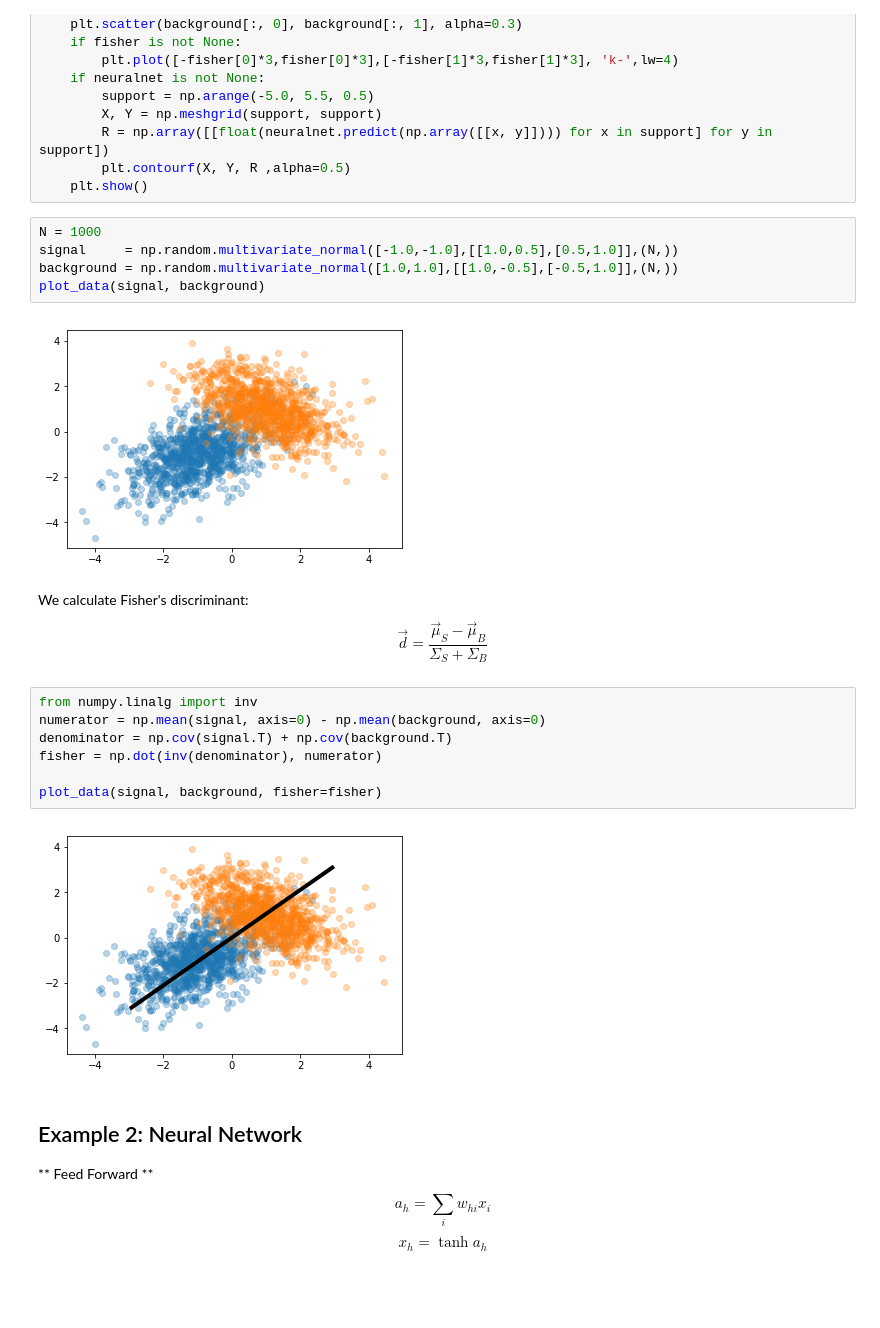
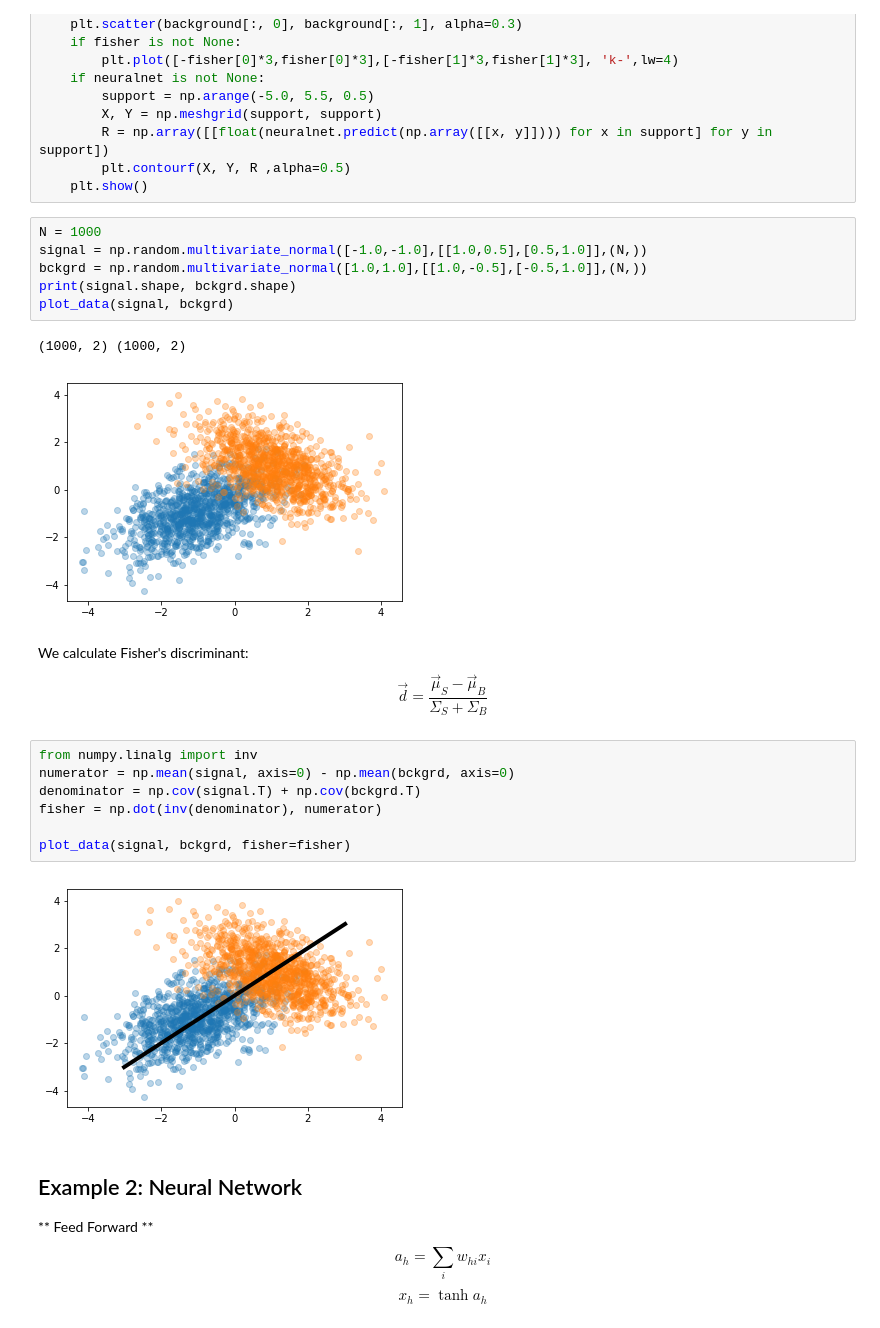
Before and after one commit to thomaskeck/GridKaSchool, a Jupyter notebook: Numpy.ipynb, the cells around one changed output. Cells and saved outputs as stored; diff of their text form; blank space fills up the shorter version.

```diff
--- a/Numpy.ipynb
+++ b/Numpy.ipynb
@@ -207,23 +310,25 @@ def plot_data(signal, background, fisher=None, neuralnet=None):
     plt.show()
 # %%
 N = 1000
-signal     = np.random.multivariate_normal([-1.0,-1.0],[[1.0,0.5],[0.5,1.0]],(N,))
-background = np.random.multivariate_normal([1.0,1.0],[[1.0,-0.5],[-0.5,1.0]],(N,))
-plot_data(signal, background)
+signal = np.random.multivariate_normal([-1.0,-1.0],[[1.0,0.5],[0.5,1.0]],(N,))
+bckgrd = np.random.multivariate_normal([1.0,1.0],[[1.0,-0.5],[-0.5,1.0]],(N,))
+print(signal.shape, bckgrd.shape)
+plot_data(signal, bckgrd)
 # %% [output]
+(1000, 2) (1000, 2)
-[figure, old version]
+[figure, new version]
 # %% [markdown]
 We calculate Fisher's discriminant:
 $$ \vec{d} = \frac{\vec{\mu}_S - \vec{\mu}_B}{\Sigma_S + \Sigma_B}$$
 # %%
 from numpy.linalg import inv
-numerator = np.mean(signal, axis=0) - np.mean(background, axis=0)
-denominator = np.cov(signal.T) + np.cov(background.T)
+numerator = np.mean(signal, axis=0) - np.mean(bckgrd, axis=0)
+denominator = np.cov(signal.T) + np.cov(bckgrd.T)
 fisher = np.dot(inv(denominator), numerator)
 
-plot_data(signal, background, fisher=fisher)
+plot_data(signal, bckgrd, fisher=fisher)
 # %% [output]
-[figure, old version]
+[figure, new version]
 # %% [markdown]
 ## Example 2: Neural Network
 
```
Also changed, not shown: parts of 70 cells of this notebook, 1 other file.
